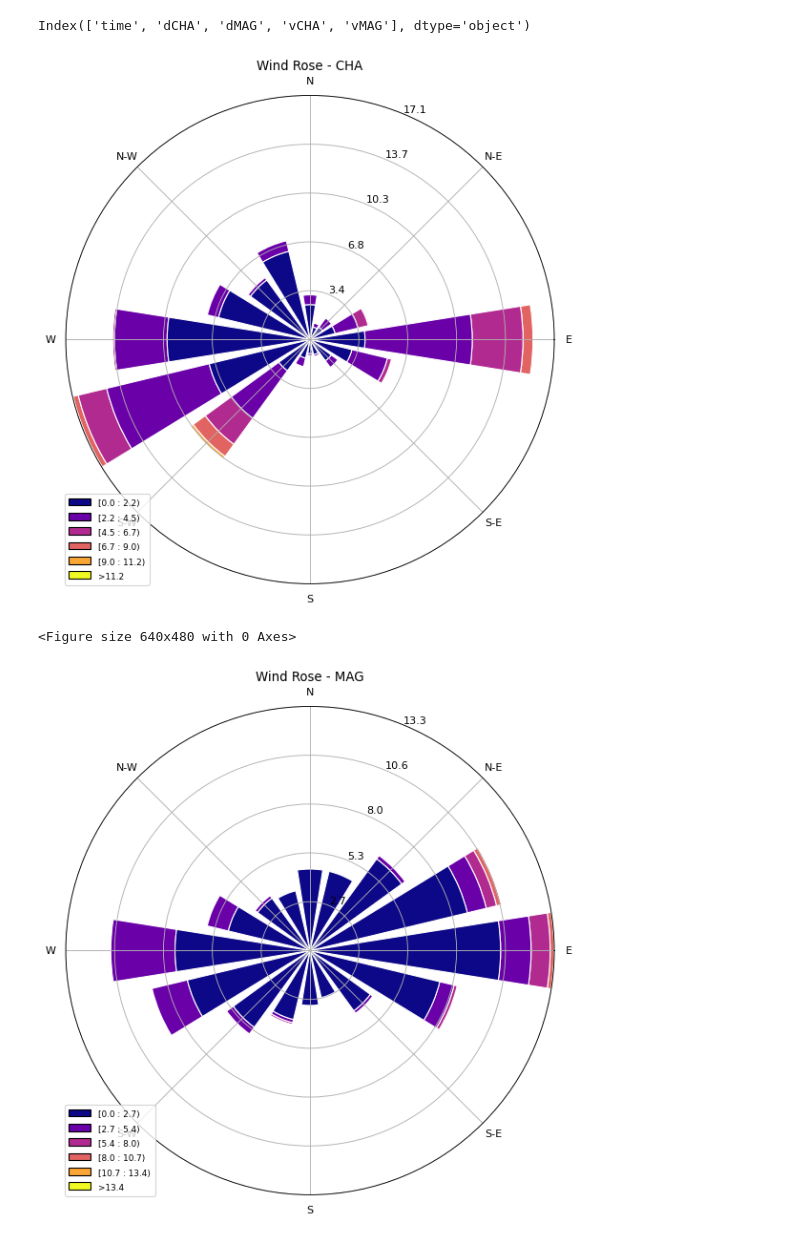
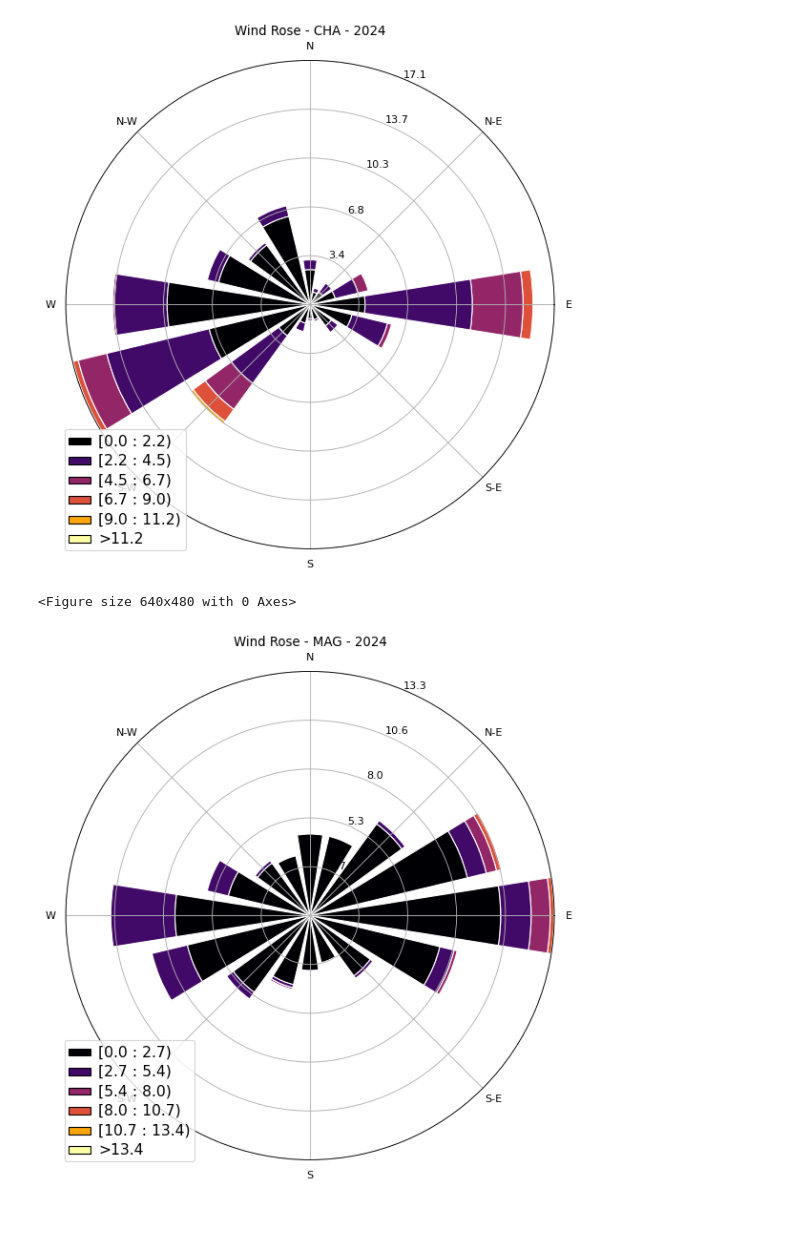
Before and after one commit to alexhvrl/PROJET-AIR-POLLUTION, a Jupyter notebook: QU4/Question4.ipynb, the cells around one changed output. Saved outputs shown, nothing was run; the diff lists cells and outputs as text; code cells hidden in the pictures.

```diff
--- a/QU4/Question4.ipynb
+++ b/QU4/Question4.ipynb
@@ -1,41 +1,41 @@
 # %%
 import pandas as pd
 import matplotlib.pyplot as plt
 from windrose import WindroseAxes
 
 # Load your data
 df = pd.read_csv('Wind Speed and Direction.csv', sep=';', decimal=',')
-print(df.columns)
 
-# Convert date column to datetime
+# Convert the 'time' column to datetime format
 df['time'] = pd.to_datetime(df['time'], format='%d.%m.%Y %H:%M')
 
-# Function to plot wind rose for one station
-def plot_wind_rose(directions, speeds, station_name):
+# Filter data for the desired year, e.g., 2024
+df_year = df[df['time'].dt.year == 2024]
+
+# Function to plot wind rose for a given station and year
+def plot_annual_wind_rose(directions, speeds, station_name, year):
     ax = WindroseAxes.from_ax()
-
-    # Use a colormap (e.g., 'viridis', 'plasma', 'inferno', etc.)
-    cmap = plt.cm.plasma  # You can change this to another colormap
-
-    # Plot the wind rose with the colormap applied to the speeds
+    cmap = plt.cm.inferno  # Choose a colormap
     ax.bar(directions, speeds, normed=True, opening=0.8, edgecolor='white', cmap=cmap)
-    ax.set_legend()
-    ax.set_title(f"Wind Rose - {station_name}")
+    legend = ax.set_legend()
+    # Increase the font size of the numerical labels in the legend
+    for text in legend.get_texts():
+        text.set_fontsize(14)  # Adjust the value as needed
+    ax.set_title(f"Wind Rose - {station_name} - {year}")
     return ax
 
-# Plot for Station 1
-plot_wind_rose(df["dCHA"], df["vCHA"], "CHA")
+# Plot for Station 1 (CHA)
+plot_annual_wind_rose(df_year["dCHA"], df_year["vCHA"], "CHA", 2024)
 
-# Plot for Station 2
+# Plot for Station 2 (MAG)
 plt.figure()
-plot_wind_rose(df["dMAG"], df["vMAG"], "MAG")
+plot_annual_wind_rose(df_year["dMAG"], df_year["vMAG"], "MAG", 2024)
 
 plt.show()
 # %% [output]
+[figure, new version]
-Index(['time', 'dCHA', 'dMAG', 'vCHA', 'vMAG'], dtype='object')
+<Figure size 640x480 with 0 Axes>
-[figure, old version]
-<Figure size 640x480 with 0 Axes>
-[figure, old version]
+[figure, new version]
 # %%
 import pandas as pd
 import matplotlib.pyplot as plt
```
Also changed, not shown: parts of 1 cell of this notebook.
